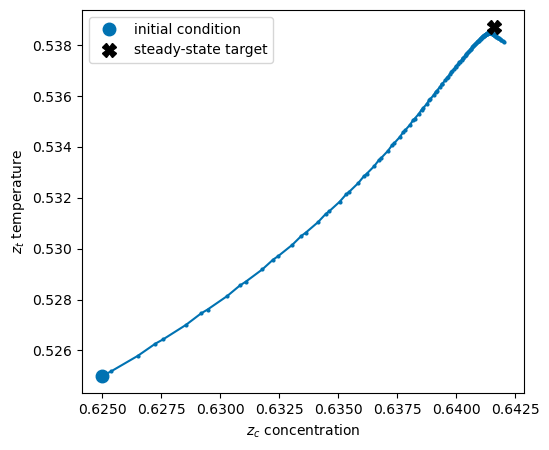
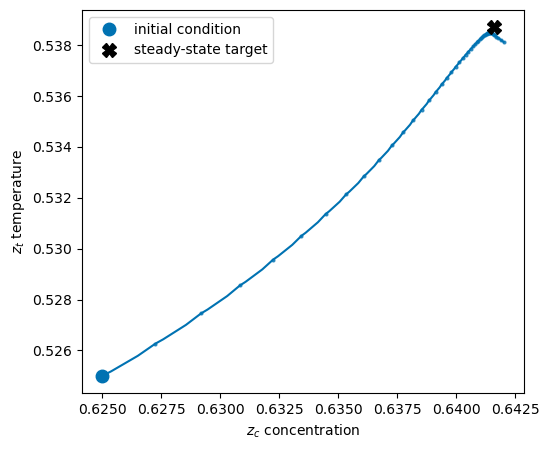
Unified diff of the notebook cell whose output changed from the first chart to the second:
--- before
+++ after
@@ -1,4 +1,9 @@
 fig, ax = plt.subplots(figsize=(5.6, 4.6))
-ax.plot(base["zc"], base["zt"], color=WONG[0], marker=".", ms=4)
+ax.plot(base["zc"], base["zt"], color=WONG[0])
+samples = [t for t in ts if t == int(t)]
+sample_idx = [ts.index(t) for t in samples]
+ax.plot([base["zc"][k] for k in sample_idx],
+        [base["zt"][k] for k in sample_idx],
+        ".", color=WONG[0], ms=4, alpha=0.7)
 ax.plot(pyo.value(m.zc0), pyo.value(m.zt0), "o", color=WONG[0], ms=9,
         label="initial condition")

Commit: Phase plots: markers at sample times only, not collocation points